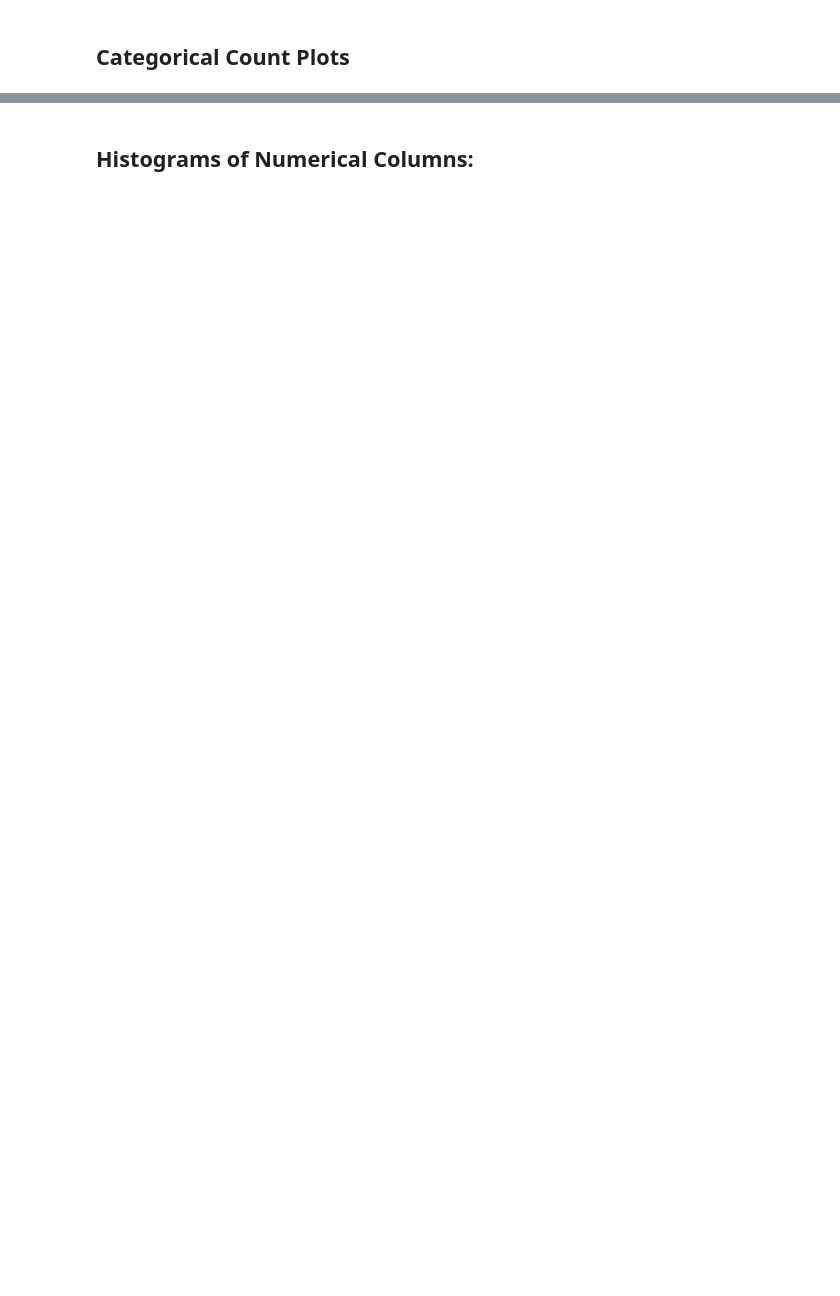
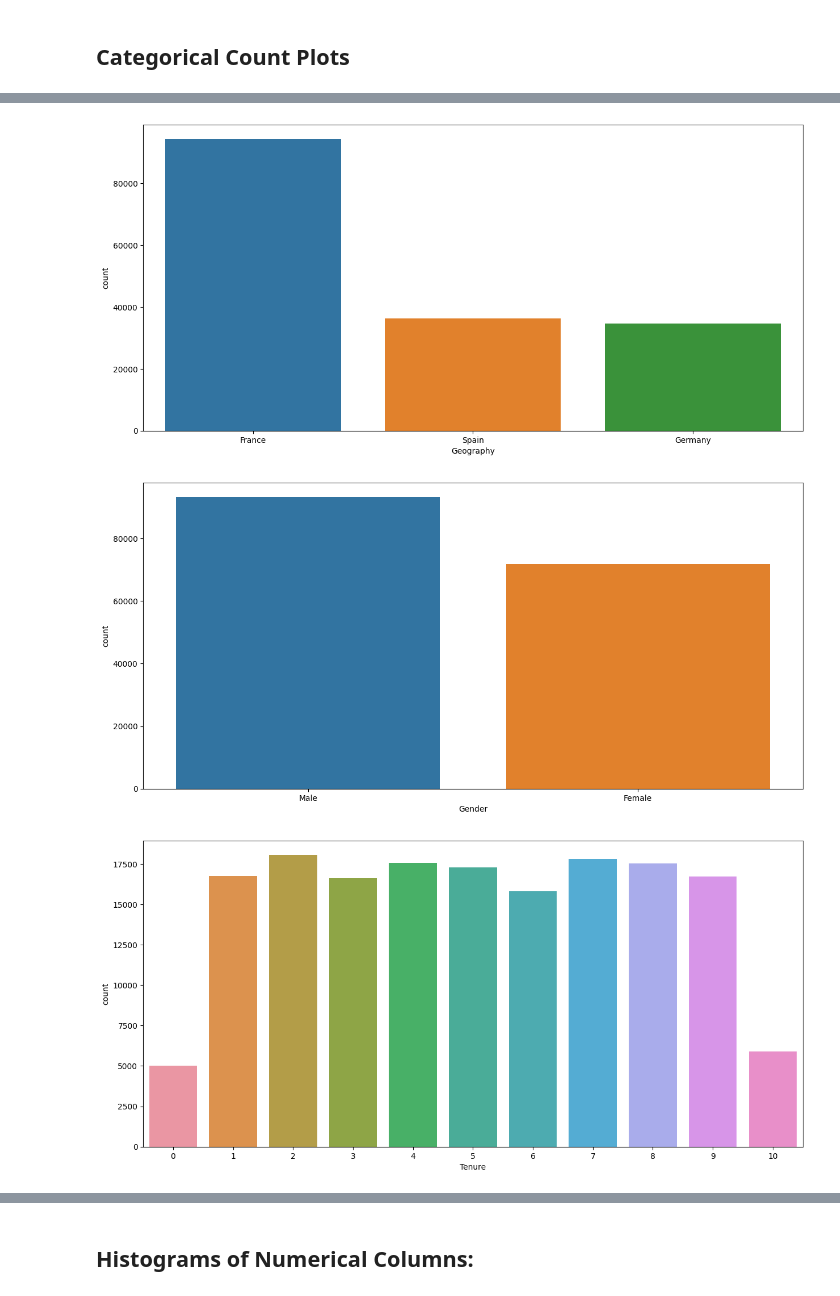
Before and after one commit to snajeebz/Titanic-Kaggle-Competition, a Jupyter notebook: bank-churn-catboost-lgbm.ipynb, the cells around one changed output, grey strips where cells are left out. Drawn from its saved outputs; the diff is of its cells as text; code cells hidden in the pictures; blank space fills up the shorter version.

```diff
--- a/bank-churn-catboost-lgbm.ipynb
+++ b/bank-churn-catboost-lgbm.ipynb
@@ -130,4 +238,9 @@ num_cols= train_df[['CreditScore', 'Age','Balance','EstimatedSalary']]
 # %%
 for col in cat_cols:
+    plt.figure(figsize=[15,7])
     sns.countplot(df,x=df[col])
     plt.show()
+# %% [output]
+[figure, added]
+[figure, added]
+[figure, added]
```
Also changed, not shown: parts of 28 cells of this notebook.
